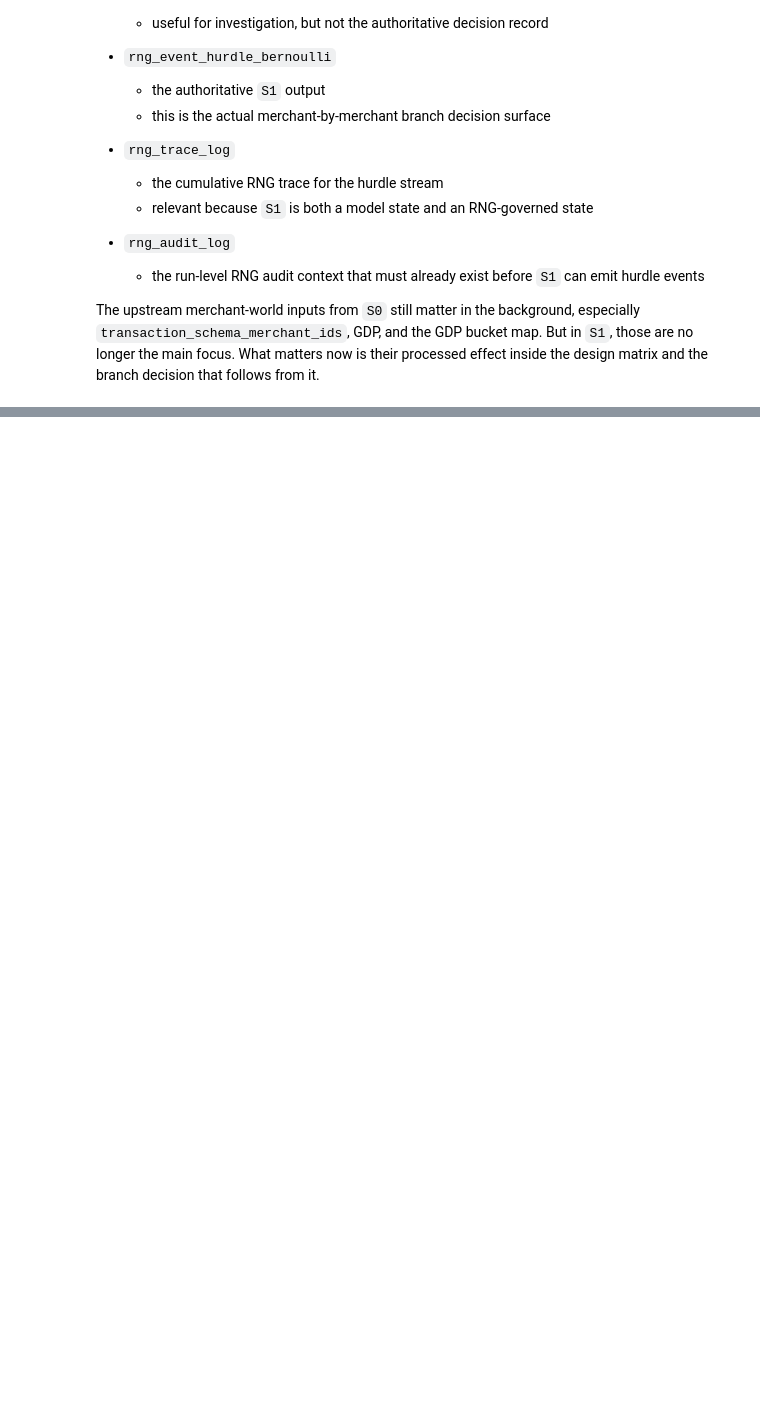
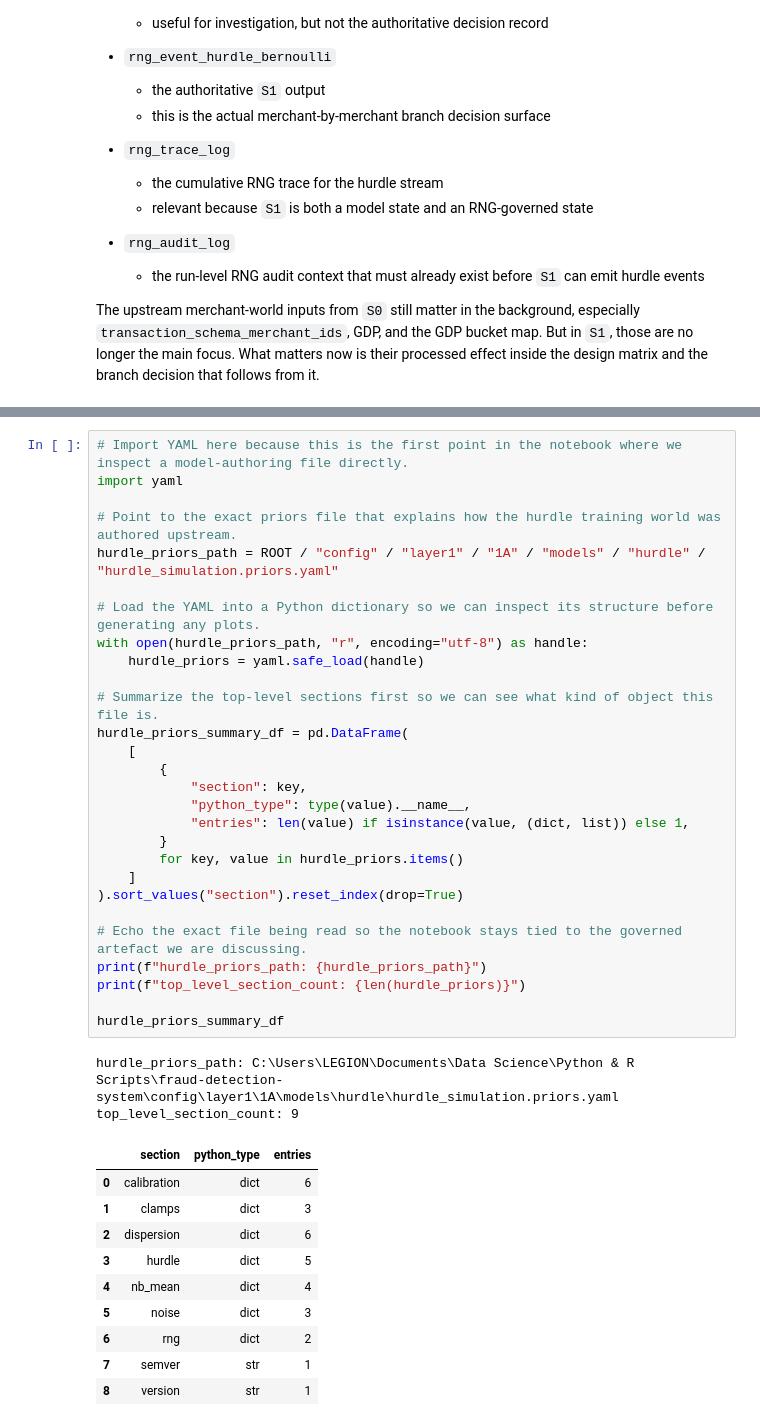
Before and after one commit to EsosaOrumwese/fraud-detection-system, a Jupyter notebook: analysis/dev_full_offline_investigation/00_investigation/notebooks/00_understanding_governed_data_world_p1.ipynb, the cells around one changed output, grey strips where cells are left out. Saved outputs shown, nothing was run; the diff lists cells and outputs as text; blank space fills up the shorter version.

Commit message:
begun investigation of hurdle priors in notebook

```diff
--- a/analysis/dev_full_offline_investigation/00_investigation/notebooks/00_understanding_governed_data_world_p1.ipynb
+++ b/analysis/dev_full_offline_investigation/00_investigation/notebooks/00_understanding_governed_data_world_p1.ipynb
@@ -1970,0 +1937,41 @@ The upstream merchant-world inputs from `S0` still matter in the background, esp
+# %%
+# Import YAML here because this is the first point in the notebook where we inspect a model-authoring file directly.
+import yaml
+
+# Point to the exact priors file that explains how the hurdle training world was authored upstream.
+hurdle_priors_path = ROOT / "config" / "layer1" / "1A" / "models" / "hurdle" / "hurdle_simulation.priors.yaml"
+
+# Load the YAML into a Python dictionary so we can inspect its structure before generating any plots.
+with open(hurdle_priors_path, "r", encoding="utf-8") as handle:
+    hurdle_priors = yaml.safe_load(handle)
+
+# Summarize the top-level sections first so we can see what kind of object this file is.
+hurdle_priors_summary_df = pd.DataFrame(
+    [
+        {
+            "section": key,
+            "python_type": type(value).__name__,
+            "entries": len(value) if isinstance(value, (dict, list)) else 1,
+        }
+        for key, value in hurdle_priors.items()
+    ]
+).sort_values("section").reset_index(drop=True)
+
+# Echo the exact file being read so the notebook stays tied to the governed artefact we are discussing.
+print(f"hurdle_priors_path: {hurdle_priors_path}")
+print(f"top_level_section_count: {len(hurdle_priors)}")
+
+hurdle_priors_summary_df
+# %% [output]
+hurdle_priors_path: C:\Users\LEGION\Documents\Data Science\Python & R Scripts\fraud-detection-system\config\layer1\1A\models\hurdle\hurdle_simulation.priors.yaml
+top_level_section_count: 9
+|  | section | python_type | entries |
+| 0 | calibration | dict | 6 |
+| 1 | clamps | dict | 3 |
+| 2 | dispersion | dict | 6 |
+| 3 | hurdle | dict | 5 |
+| 4 | nb_mean | dict | 4 |
+| 5 | noise | dict | 3 |
+| 6 | rng | dict | 2 |
+| 7 | semver | str | 1 |
+| 8 | version | str | 1 |
```
Also changed, not shown: parts of 46 cells of this notebook.
